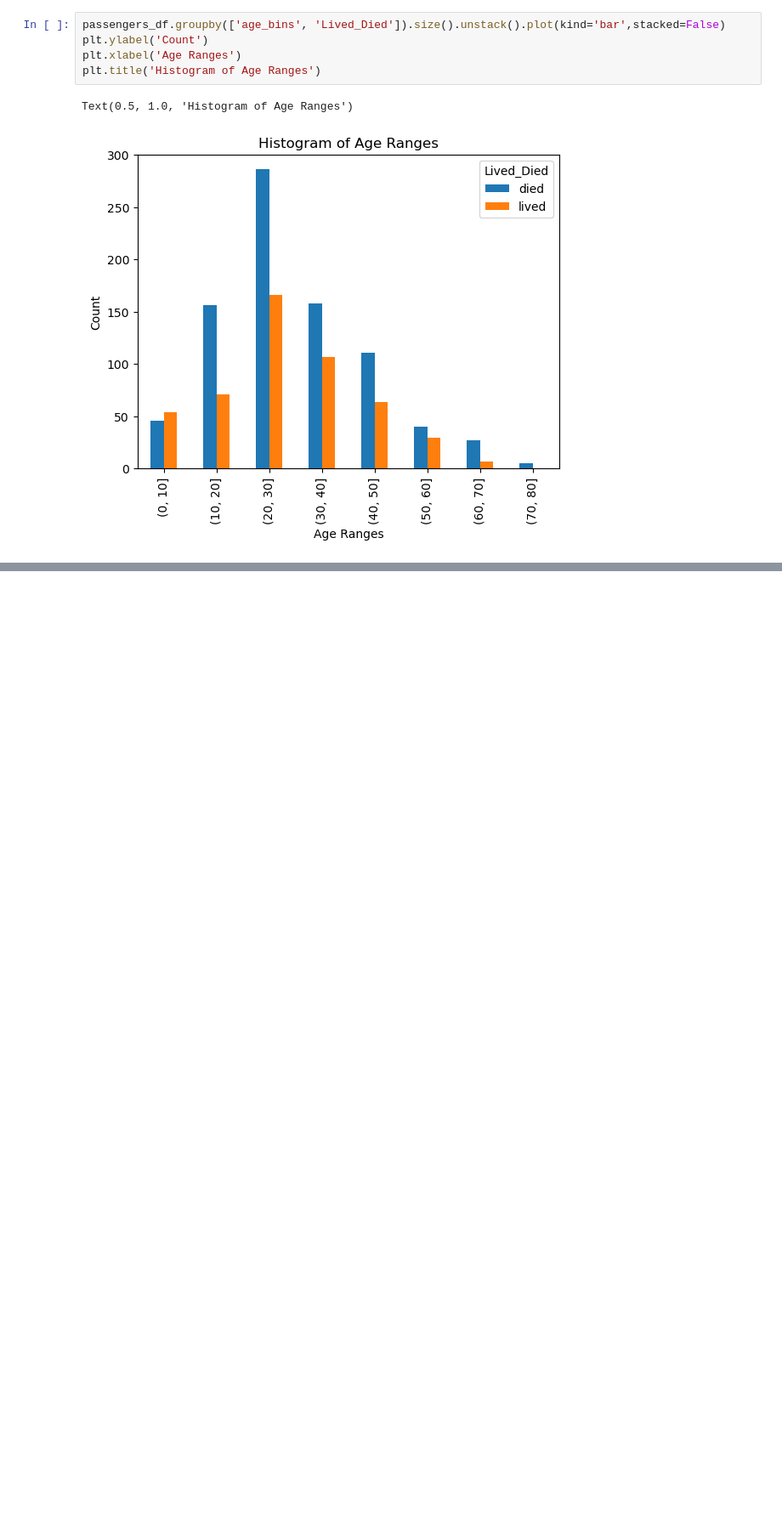
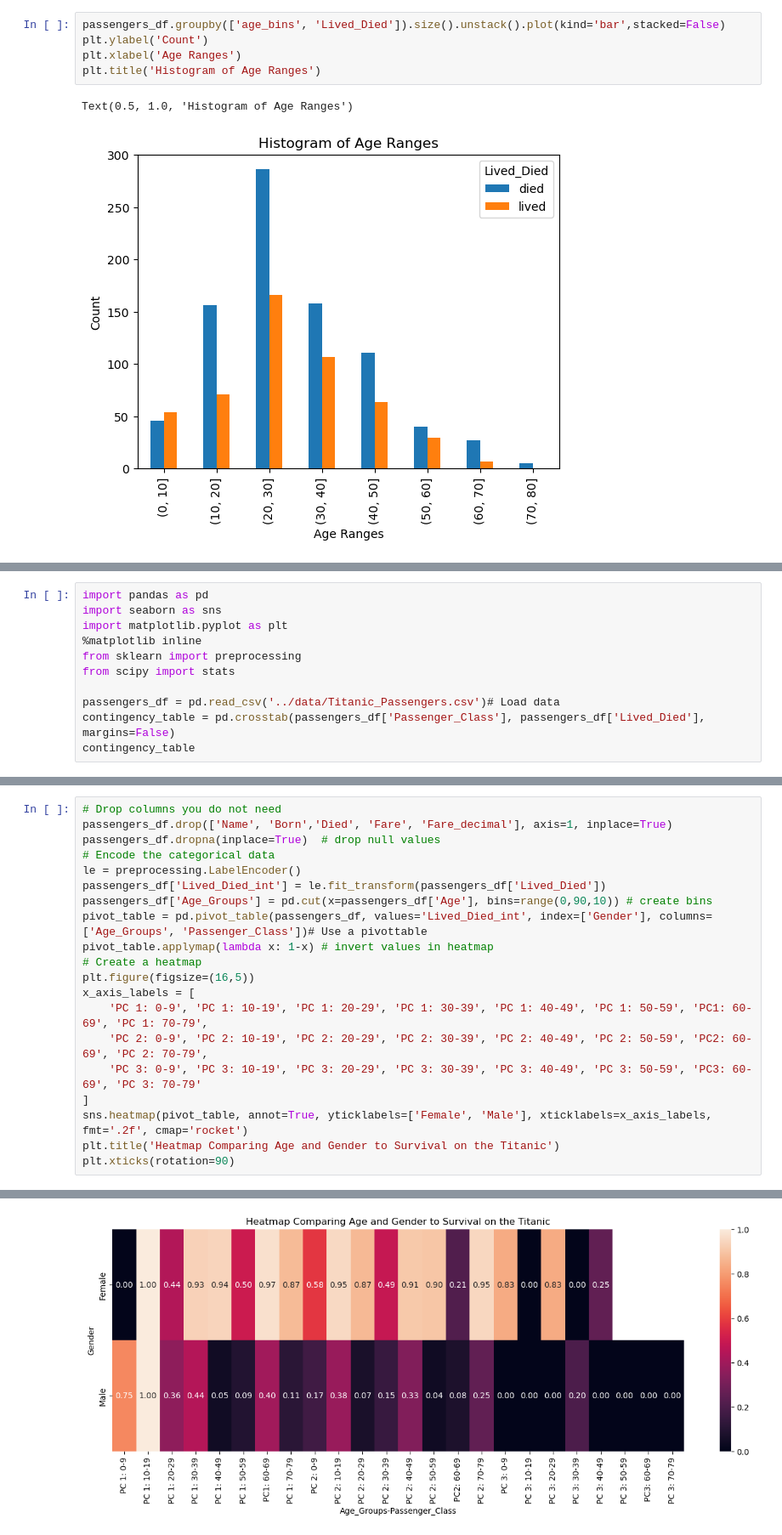
Before and after one commit to CS4580/my-notes-hugo-wsu, a Jupyter notebook: module6/titanic_data_analysis.ipynb, the cells around one changed output, grey strips where cells are left out. Shown: that part at 85% size. Cells and saved outputs as stored; diff of their text form; blank space fills up the shorter version.

```diff
--- a/module6/titanic_data_analysis.ipynb
+++ b/module6/titanic_data_analysis.ipynb
@@ -105,0 +198,11 @@ passengers_df['age_bins'] = pd.cut(x=passengers_df['Age'], bins=[0, 10, 20, 30,
+# %%
+import pandas as pd
+import seaborn as sns
+import matplotlib.pyplot as plt
+%matplotlib inline
+from sklearn import preprocessing
+from scipy import stats
+
+passengers_df = pd.read_csv('../data/Titanic_Passengers.csv')# Load data
+contingency_table = pd.crosstab(passengers_df['Passenger_Class'], passengers_df['Lived_Died'], margins=False)
+contingency_table
@@ -105,0 +242,21 @@ passengers_df['age_bins'] = pd.cut(x=passengers_df['Age'], bins=[0, 10, 20, 30,
+# %%
+# Drop columns you do not need
+passengers_df.drop(['Name', 'Born','Died', 'Fare', 'Fare_decimal'], axis=1, inplace=True)
+passengers_df.dropna(inplace=True)  # drop null values
+# Encode the categorical data
+le = preprocessing.LabelEncoder()
+passengers_df['Lived_Died_int'] = le.fit_transform(passengers_df['Lived_Died'])
+passengers_df['Age_Groups'] = pd.cut(x=passengers_df['Age'], bins=range(0,90,10)) # create bins
+pivot_table = pd.pivot_table(passengers_df, values='Lived_Died_int', index=['Gender'], columns=['Age_Groups', 'Passenger_Class'])# Use a pivottable
+pivot_table.applymap(lambda x: 1-x) # invert values in heatmap
+# Create a heatmap
+plt.figure(figsize=(16,5))
+x_axis_labels = [
+    'PC 1: 0-9', 'PC 1: 10-19', 'PC 1: 20-29', 'PC 1: 30-39', 'PC 1: 40-49', 'PC 1: 50-59', 'PC1: 60-69', 'PC 1: 70-79',
+    'PC 2: 0-9', 'PC 2: 10-19', 'PC 2: 20-29', 'PC 2: 30-39', 'PC 2: 40-49', 'PC 2: 50-59', 'PC2: 60-69', 'PC 2: 70-79',
+    'PC 3: 0-9', 'PC 3: 10-19', 'PC 3: 20-29', 'PC 3: 30-39', 'PC 3: 40-49', 'PC 3: 50-59', 'PC3: 60-69', 'PC 3: 70-79'
+]
+sns.heatmap(pivot_table, annot=True, yticklabels=['Female', 'Male'], xticklabels=x_axis_labels, fmt='.2f', cmap='rocket')
+plt.title('Heatmap Comparing Age and Gender to Survival on the Titanic')
+plt.xticks(rotation=90)
+# %% [output]
@@ -105,0 +280 @@ passengers_df['age_bins'] = pd.cut(x=passengers_df['Age'], bins=[0, 10, 20, 30,
+[figure, added]
```
Also changed, not shown: parts of 31 cells of this notebook.
